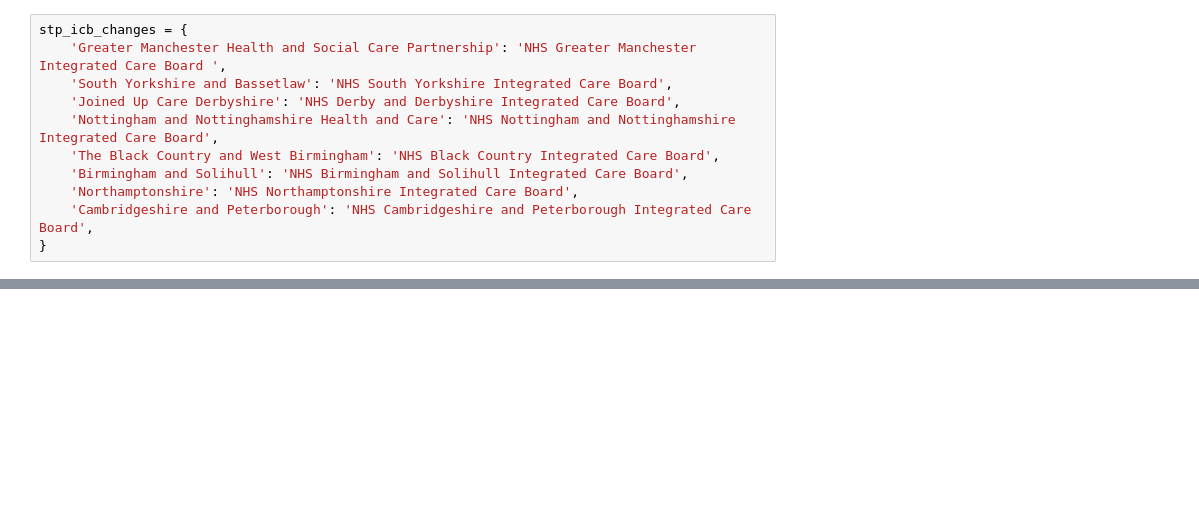
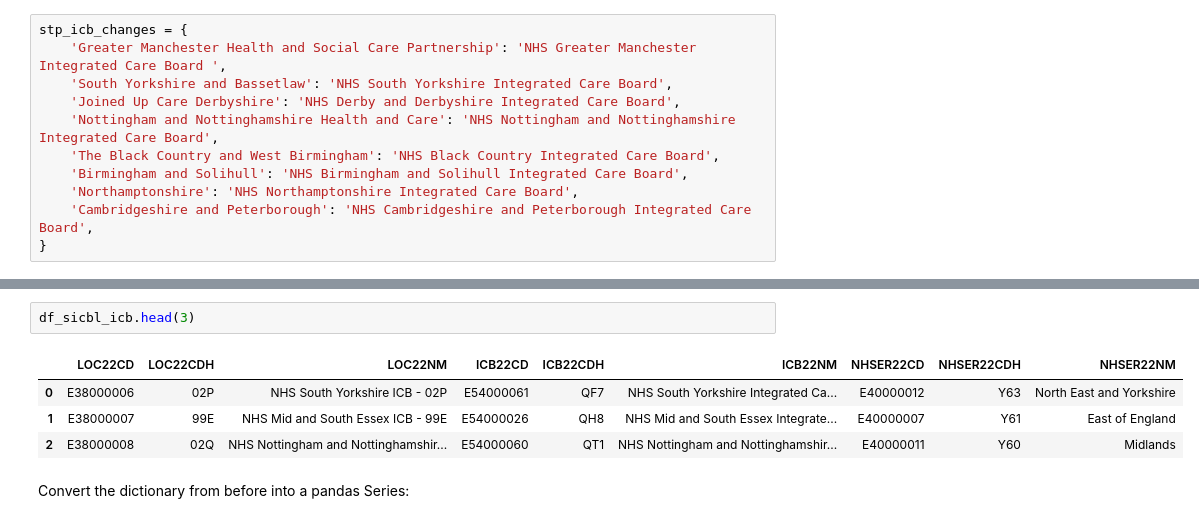
Before and after one commit to samuel-book/geography_data, a Jupyter notebook: docs/01aa_ccg_sicbl_stp_icb.ipynb, the cells around one changed output, grey strips where cells are left out. Drawn from its saved outputs; the diff is of its cells as text; blank space fills up the shorter version.

```diff
--- a/docs/01aa_ccg_sicbl_stp_icb.ipynb
+++ b/docs/01aa_ccg_sicbl_stp_icb.ipynb
@@ -190,0 +209,9 @@ stp_icb_changes = {
+# %%
+df_sicbl_icb.head(3)
+# %% [output]
+|  | LOC22CD | LOC22CDH | LOC22NM | ICB22CD | ICB22CDH | ICB22NM | NHSER22CD | NHSER22CDH | NHSER22NM |
+| 0 | E38000006 | 02P | NHS South Yorkshire ICB - 02P | E54000061 | QF7 | NHS South Yorkshire Integrated Ca... | E40000012 | Y63 | North East and Yorkshire |
+| 1 | E38000007 | 99E | NHS Mid and South Essex ICB - 99E | E54000026 | QH8 | NHS Mid and South Essex Integrate... | E40000007 | Y61 | East of England |
+| 2 | E38000008 | 02Q | NHS Nottingham and Nottinghamshir... | E54000060 | QT1 | NHS Nottingham and Nottinghamshir... | E40000011 | Y60 | Midlands |
+# %% [markdown]
+Convert the dictionary from before into a pandas Series:
```
Also changed, not shown: parts of 22 cells of this notebook, 3 other files.
